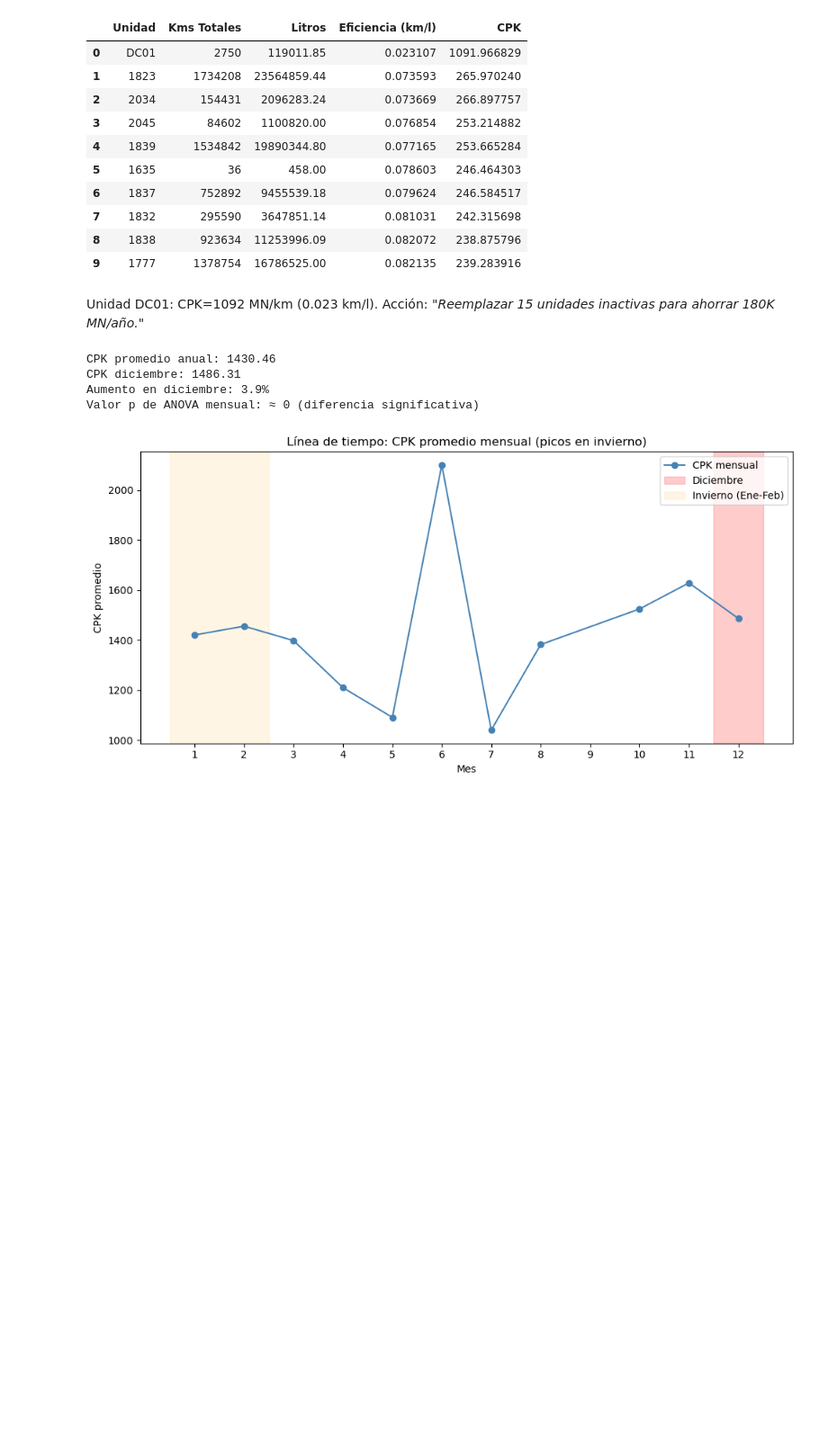
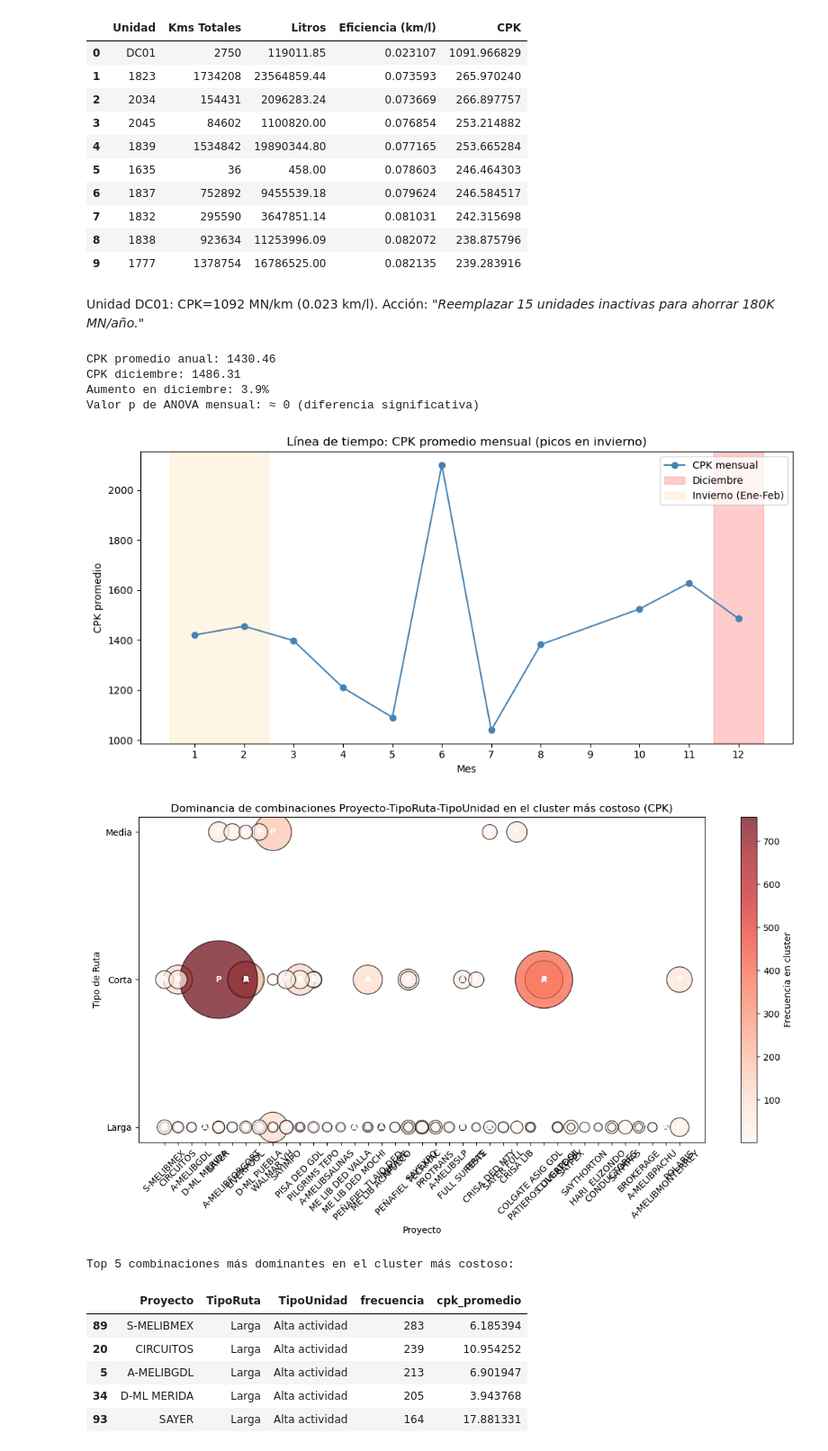
Before and after one commit to pomaremiliano/dashboard-datastorm, a Jupyter notebook: data/RecoleccionReto.ipynb, the cells around one changed output. Shown at 90% size. Cells and saved outputs as stored; diff of their text form; code cells hidden in the pictures; blank space fills up the shorter version.

Commit message:
add: new graphs for insights

```diff
--- a/data/RecoleccionReto.ipynb
+++ b/data/RecoleccionReto.ipynb
@@ -1149,7 +1149,7 @@ df_maestra = df_maestra.merge(tipo_ruta_por_unidad, on="Unidad", how="left")
 # Seleccionamos solo las columnas solicitadas y eliminamos duplicados
 df_maestra_cluster = df_maestra[
     ["Unidad", "CPK", "Proyecto", "TipoRuta", "TipoUnidad", "Mes"]
-].drop_duplicates()
+]
 
 df_maestra_cluster.head()
 # %% [output]
@@ -2261,3 +2261,70 @@ CPK diciembre: 1486.31
 Aumento en diciembre: 3.9%
 Valor p de ANOVA mensual: ≈ 0 (diferencia significativa)
 [figure]
+# %%
+import matplotlib.pyplot as plt
+
+# Selecciona el cluster de mayor CPK promedio
+cluster_mayor_cpk = cluster_summary.index[0]
+df_cluster_alto = df_cluster[df_cluster["Cluster"] == cluster_mayor_cpk]
+
+
+# 2. Calcular la frecuencia y CPK promedio por combinación Proyecto-TipoRuta-TipoUnidad en ese cluster
+comb_impacto = (
+    df_cluster_alto.groupby(["Proyecto", "TipoRuta", "TipoUnidad"])
+    .agg(
+        frecuencia=("CPK", "count"),
+        cpk_promedio=("CPK", "mean"),
+    )
+    .reset_index()
+)
+
+# 3. Ordenar por frecuencia y CPK promedio para ver dominancia
+comb_impacto = comb_impacto.sort_values(
+    by=["frecuencia", "cpk_promedio"], ascending=[False, False]
+)
+
+# 4. Gráfico de burbujas: eje x=Proyecto, eje y=TipoRuta, color=TipoUnidad, tamaño=cpk_promedio
+plt.figure(figsize=(12, 7))
+scatter = plt.scatter(
+    comb_impacto["Proyecto"],
+    comb_impacto["TipoRuta"],
+    s=comb_impacto["cpk_promedio"] * 10,  # tamaño de burbuja proporcional al CPK
+    c=comb_impacto["cpk_promedio"],
+    cmap="Reds",
+    alpha=0.7,
+    edgecolors="k",
+)
+
+for i, row in comb_impacto.iterrows():
+    plt.text(
+        row["Proyecto"],
+        row["TipoRuta"],
+        row["TipoUnidad"][0],  # primera letra del tipo de unidad
+        fontsize=9,
+        ha="center",
+        va="center",
+        color="white",
+        fontweight="bold",
+    )
+
+plt.xlabel("Proyecto")
+plt.ylabel("Tipo de Ruta")
+plt.title("Dominancia de combinaciones Proyecto-TipoRuta-TipoUnidad en el cluster más costoso (CPK)")
+cbar = plt.colorbar(scatter, label="Frecuencia en cluster")
+plt.xticks(rotation=45)
+plt.tight_layout()
+plt.show()
+
+# Mostrar el top 5 de combinaciones más dominantes
+print("Top 5 combinaciones más dominantes en el cluster más costoso:")
+display(comb_impacto.head(5))
+# %% [output]
+[figure, added]
+Top 5 combinaciones más dominantes en el cluster más costoso:
+|  | Proyecto | TipoRuta | TipoUnidad | frecuencia | cpk_promedio |
+| 89 | S-MELIBMEX | Larga | Alta actividad | 283 | 6.185394 |
+| 20 | CIRCUITOS | Larga | Alta actividad | 239 | 10.954252 |
+| 5 | A-MELIBGDL | Larga | Alta actividad | 213 | 6.901947 |
+| 34 | D-ML MERIDA | Larga | Alta actividad | 205 | 3.943768 |
+| 93 | SAYER | Larga | Alta actividad | 164 | 17.881331 |
```
Also changed, not shown: parts of 2 cells of this notebook.
